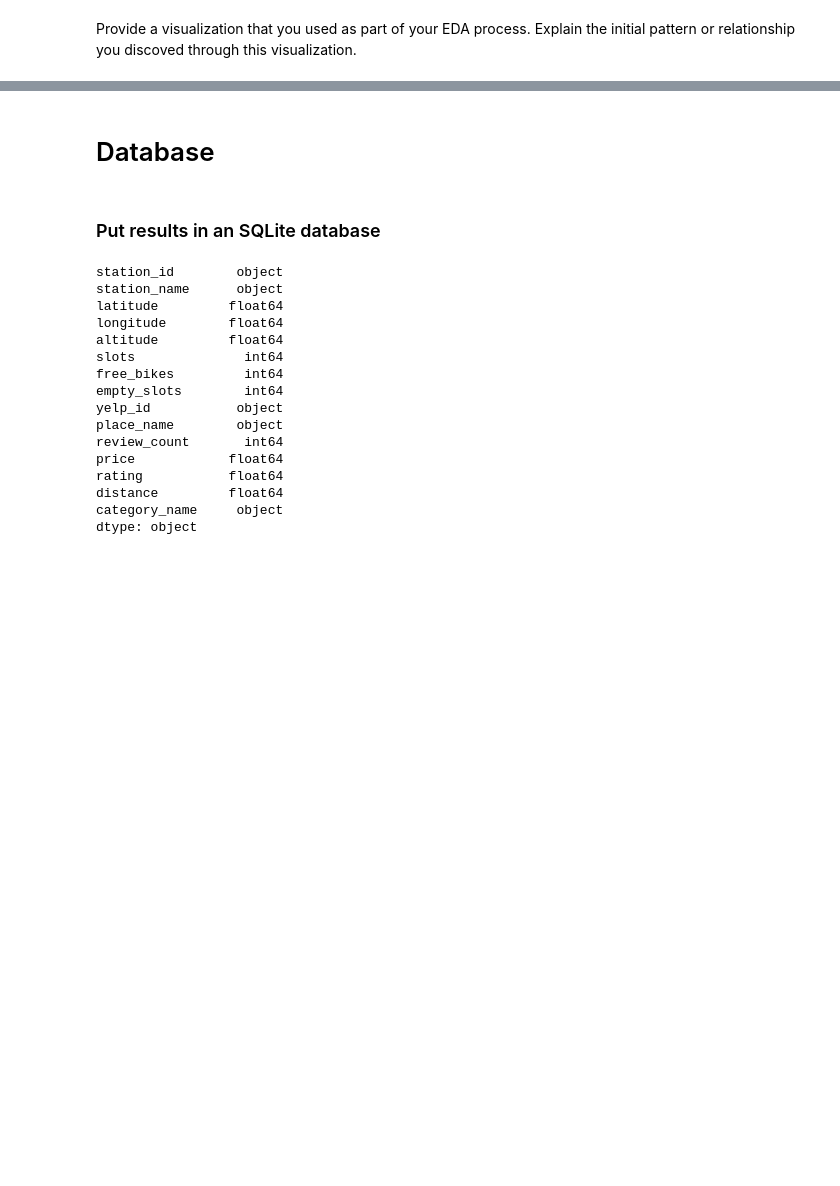
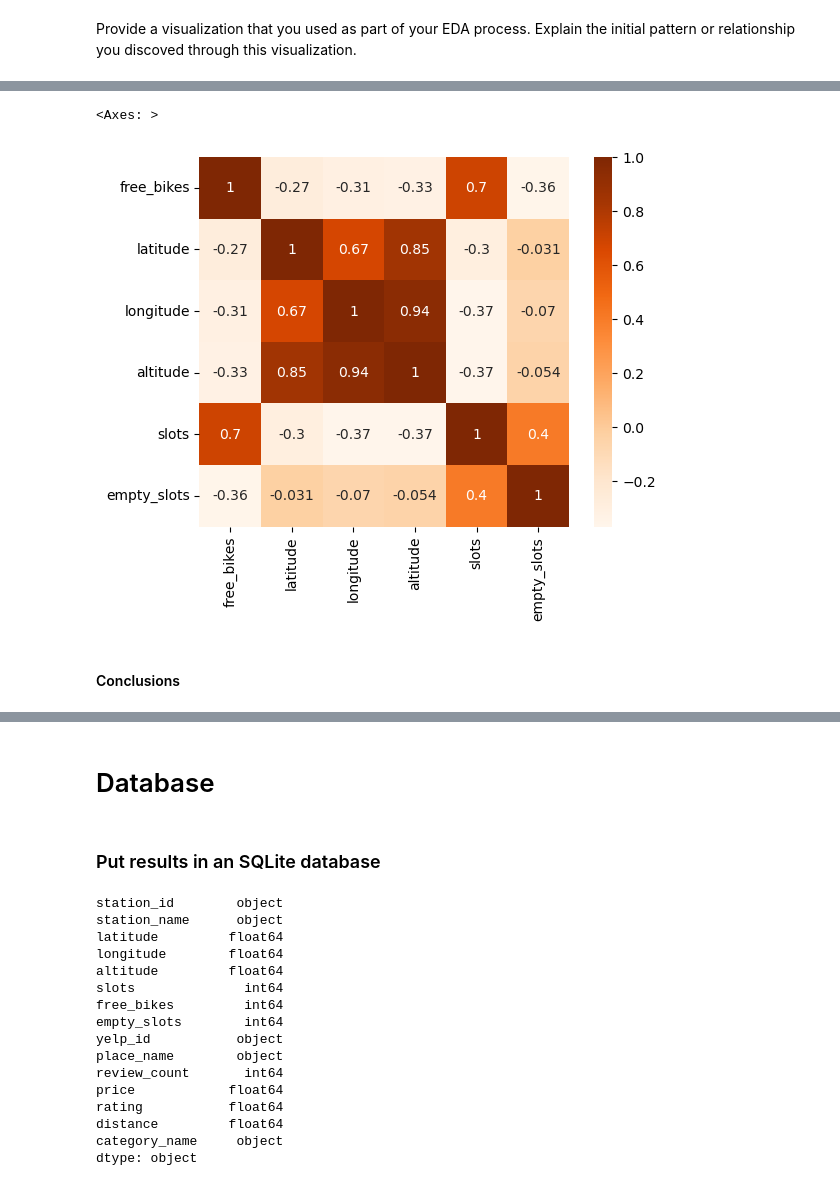
Before and after one commit to harnettd/stat-modelling-with-python, a Jupyter notebook: notebooks/joining_data.ipynb, the cells around one changed output, grey strips where cells are left out. Cells and saved outputs as stored; diff of their text form; code cells hidden in the pictures; blank space fills up the shorter version.

```diff
--- a/notebooks/joining_data.ipynb
+++ b/notebooks/joining_data.ipynb
@@ -132,0 +169,7 @@ Provide a visualization that you used as part of your EDA process. Explain the i
+# %%
+sns.heatmap(stations_df[cols].corr(), annot=True, square=True, cmap='Oranges')
+# %% [output]
+<Axes: >
+[figure, added]
+# %% [markdown]
+#### Conclusions
```
Also changed, not shown: parts of 19 cells of this notebook, 1 other file.
